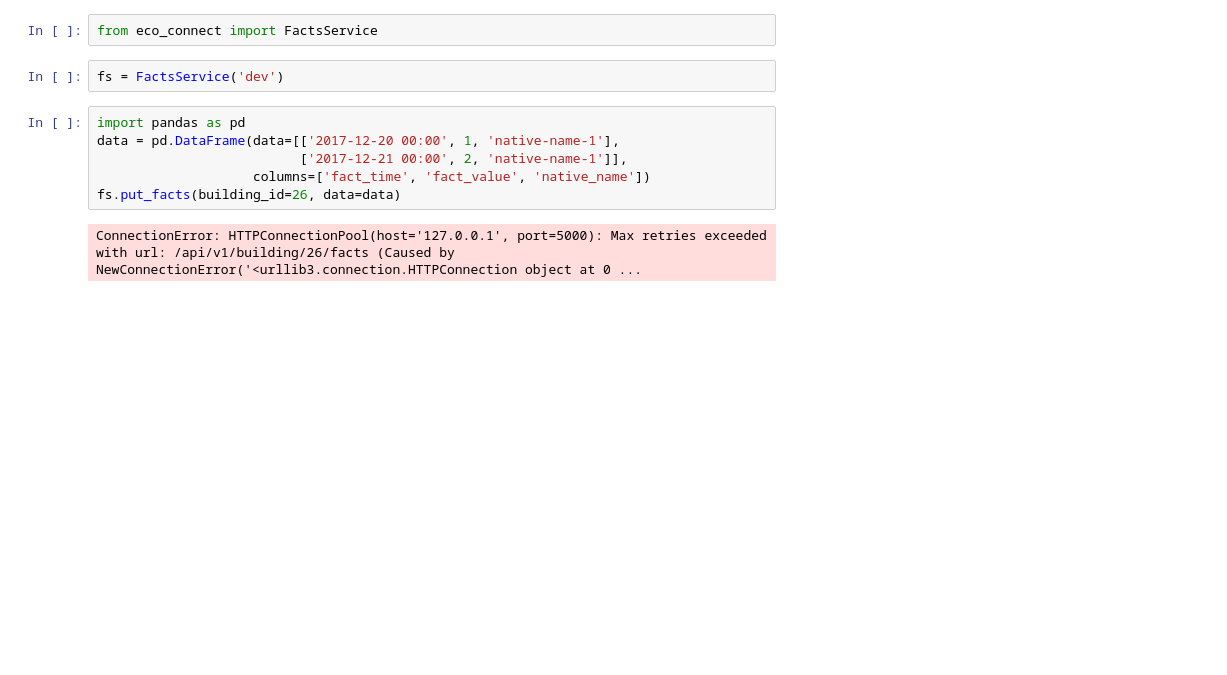
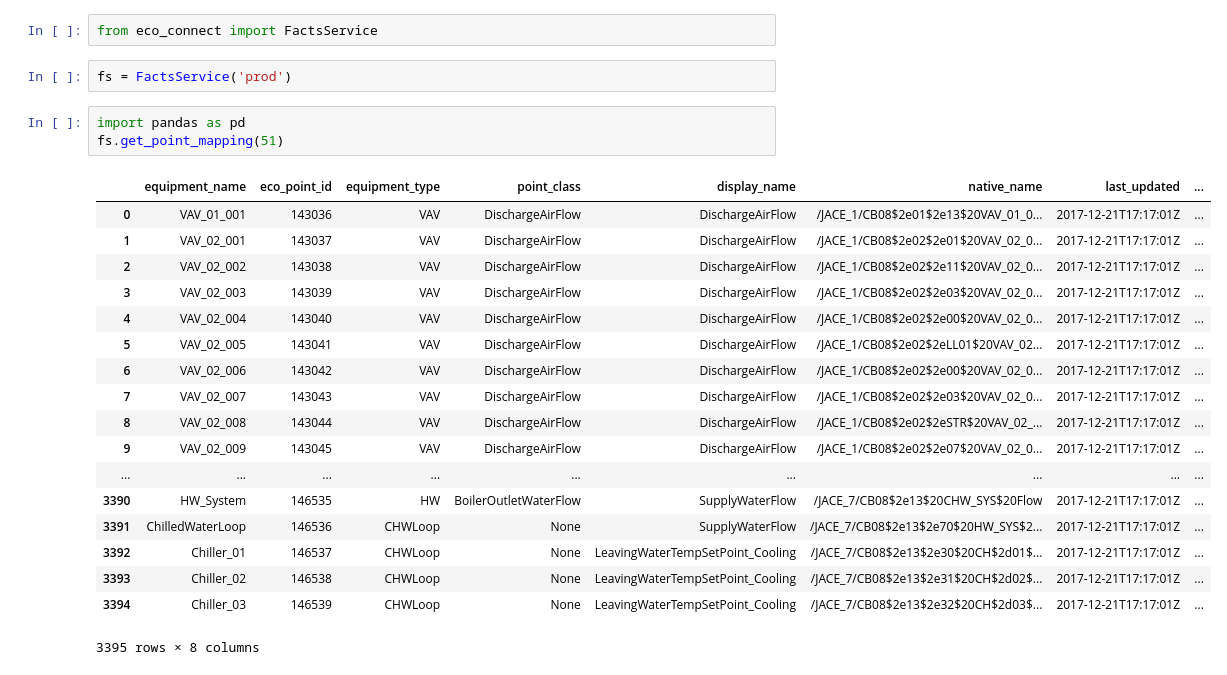
Before and after one commit to ecorithm/eco_connect, a Jupyter notebook: docs/Untitled.ipynb, the cells around one changed output. Saved outputs shown, nothing was run; the diff lists cells and outputs as text; blank space fills up the shorter version.

```diff
--- a/docs/Untitled.ipynb
+++ b/docs/Untitled.ipynb
@@ -1,14 +1,28 @@
 # %%
 from eco_connect import FactsService
 # %%
-fs = FactsService('dev')
+fs = FactsService('prod')
-# %%
-import pandas as pd
-data = pd.DataFrame(data=[['2017-12-20 00:00', 1, 'native-name-1'],
-                          ['2017-12-21 00:00', 2, 'native-name-1']],
-                    columns=['fact_time', 'fact_value', 'native_name'])
-fs.put_facts(building_id=26, data=data)
-# %% [output]
-ConnectionError: HTTPConnectionPool(host='127.0.0.1', port=5000): Max retries exceeded with url: /api/v1/building/26/facts (Caused by NewConnectionError('<urllib3.connection.HTTPConnection object at 0 ...
+# %%
+import pandas as pd
+fs.get_point_mapping(51)
+# %% [output]
+|  | equipment_name | eco_point_id | equipment_type | point_class | display_name | native_name | last_updated | ... |
+| 0 | VAV_01_001 | 143036 | VAV | DischargeAirFlow | DischargeAirFlow | /JACE_1/CB08$2e01$2e13$20VAV_01_0... | 2017-12-21T17:17:01Z | ... |
+| 1 | VAV_02_001 | 143037 | VAV | DischargeAirFlow | DischargeAirFlow | /JACE_1/CB08$2e02$2e01$20VAV_02_0... | 2017-12-21T17:17:01Z | ... |
+| 2 | VAV_02_002 | 143038 | VAV | DischargeAirFlow | DischargeAirFlow | /JACE_1/CB08$2e02$2e11$20VAV_02_0... | 2017-12-21T17:17:01Z | ... |
+| 3 | VAV_02_003 | 143039 | VAV | DischargeAirFlow | DischargeAirFlow | /JACE_1/CB08$2e02$2e03$20VAV_02_0... | 2017-12-21T17:17:01Z | ... |
+| 4 | VAV_02_004 | 143040 | VAV | DischargeAirFlow | DischargeAirFlow | /JACE_1/CB08$2e02$2e00$20VAV_02_0... | 2017-12-21T17:17:01Z | ... |
+| 5 | VAV_02_005 | 143041 | VAV | DischargeAirFlow | DischargeAirFlow | /JACE_1/CB08$2e02$2eLL01$20VAV_02... | 2017-12-21T17:17:01Z | ... |
+| 6 | VAV_02_006 | 143042 | VAV | DischargeAirFlow | DischargeAirFlow | /JACE_1/CB08$2e02$2e00$20VAV_02_0... | 2017-12-21T17:17:01Z | ... |
+| 7 | VAV_02_007 | 143043 | VAV | DischargeAirFlow | DischargeAirFlow | /JACE_1/CB08$2e02$2e03$20VAV_02_0... | 2017-12-21T17:17:01Z | ... |
+| 8 | VAV_02_008 | 143044 | VAV | DischargeAirFlow | DischargeAirFlow | /JACE_1/CB08$2e02$2eSTR$20VAV_02_... | 2017-12-21T17:17:01Z | ... |
+| 9 | VAV_02_009 | 143045 | VAV | DischargeAirFlow | DischargeAirFlow | /JACE_1/CB08$2e02$2e07$20VAV_02_0... | 2017-12-21T17:17:01Z | ... |
+| ... | ... | ... | ... | ... | ... | ... | ... | ... |
+| 3390 | HW_System | 146535 | HW | BoilerOutletWaterFlow | SupplyWaterFlow | /JACE_7/CB08$2e13$20CHW_SYS$20Flow | 2017-12-21T17:17:01Z | ... |
+| 3391 | ChilledWaterLoop | 146536 | CHWLoop | None | SupplyWaterFlow | /JACE_7/CB08$2e13$2e70$20HW_SYS$2... | 2017-12-21T17:17:01Z | ... |
+| 3392 | Chiller_01 | 146537 | CHWLoop | None | LeavingWaterTempSetPoint_Cooling | /JACE_7/CB08$2e13$2e30$20CH$2d01$... | 2017-12-21T17:17:01Z | ... |
+| 3393 | Chiller_02 | 146538 | CHWLoop | None | LeavingWaterTempSetPoint_Cooling | /JACE_7/CB08$2e13$2e31$20CH$2d02$... | 2017-12-21T17:17:01Z | ... |
+| 3394 | Chiller_03 | 146539 | CHWLoop | None | LeavingWaterTempSetPoint_Cooling | /JACE_7/CB08$2e13$2e32$20CH$2d03$... | 2017-12-21T17:17:01Z | ... |
+3395 rows × 8 columns
 # %%
 fs.get_native_names(26)
```
Also changed, not shown: parts of 2 cells of this notebook, 32 other files.
